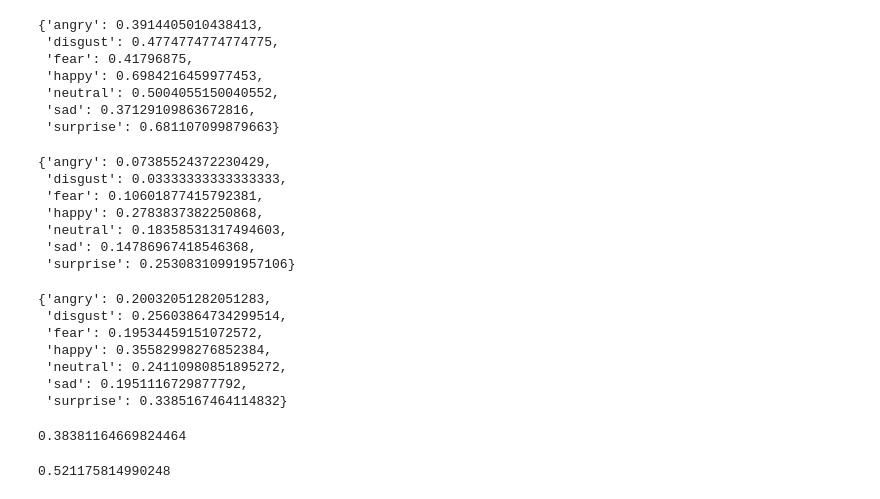
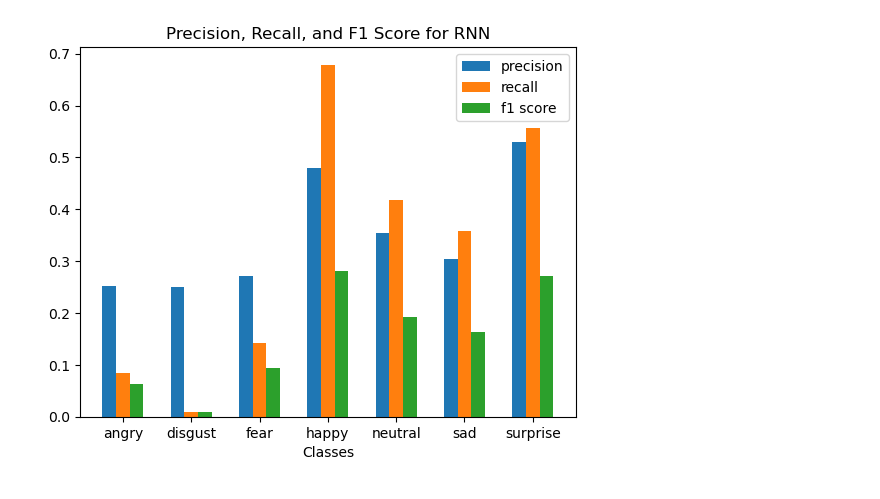
Before and after one commit to CSC522NCSU/FacialNN, a Jupyter notebook: mlp_rnn_stats.ipynb, the cells around one changed output. Saved outputs shown, nothing was run; the diff lists cells and outputs as text; code cells hidden in the pictures.

```diff
--- a/mlp_rnn_stats.ipynb
+++ b/mlp_rnn_stats.ipynb
@@ -61,4 +45,4 @@ def precision(cmatrix, labels):
         stats[labels[lab]] = (c_tp) / (c_tp + fp)
     return stats
 # %%
-precision(rnn_cmatrix, classes)
+rnn_precision = precision(rnn_cmatrix, classes)
@@ -93,4 +61,4 @@ def recall(cmatrix, labels):
         stats[labels[lab]] = (c_tp) / (c_tp + fn)
     return stats
 # %%
-recall(rnn_cmatrix, classes)
+rnn_recall = recall(rnn_cmatrix, classes)
@@ -105,13 +65,5 @@ recall(rnn_cmatrix, classes)
 # %%
-recall(mlp_cmatrix, classes)
+mlp_recall = recall(mlp_cmatrix, classes)
-# %% [output]
-{'angry': 0.3914405010438413,
- 'disgust': 0.4774774774774775,
- 'fear': 0.41796875,
- 'happy': 0.6984216459977453,
- 'neutral': 0.5004055150040552,
- 'sad': 0.37129109863672816,
- 'surprise': 0.681107099879663}
 # %%
 def f1_score(cmatrix, labels):
     f1_stats = {}
@@ -122,25 +74,9 @@ def f1_score(cmatrix, labels):
         f1_stats[label] = (p_stats[label] * r_stats[label]) / (p_stats[label] + r_stats[label])
     return f1_stats
 # %%
-f1_score(rnn_cmatrix, classes)
+rnn_f1 = f1_score(rnn_cmatrix, classes)
-# %% [output]
-{'angry': 0.07385524372230429,
- 'disgust': 0.03333333333333333,
- 'fear': 0.10601877415792381,
- 'happy': 0.2783837382250868,
- 'neutral': 0.18358531317494603,
- 'sad': 0.14786967418546368,
- 'surprise': 0.25308310991957106}
 # %%
-f1_score(mlp_cmatrix, classes)
+mlp_f1 = f1_score(mlp_cmatrix, classes)
-# %% [output]
-{'angry': 0.20032051282051283,
- 'disgust': 0.25603864734299514,
- 'fear': 0.19534459151072572,
- 'happy': 0.35582998276852384,
- 'neutral': 0.24110980851895272,
- 'sad': 0.1951116729877792,
- 'surprise': 0.3385167464114832}
 # %%
 def accuracy(cmatrix, labels):
     correct_predictions = 0
@@ -154,10 +90,21 @@ def accuracy(cmatrix, labels):
             incorrect_predictions += cmatrix[i][j]
     return correct_predictions / (correct_predictions + incorrect_predictions)
 # %%
-accuracy(rnn_cmatrix, classes)
+rnn_acc = accuracy(rnn_cmatrix, classes)
-# %% [output]
-0.38381164669824464
 # %%
-accuracy(mlp_cmatrix, classes)
+mlp_acc = accuracy(mlp_cmatrix, classes)
-# %% [output]
-0.521175814990248
+# %%
+import numpy as np
+width = 0.2
+x = np.arange(len(classes))
+plt.bar(x - width, rnn_precision.values(), width, label='precision')
+plt.bar(x, rnn_recall.values(), width, label='recall')
+plt.bar(x + width, rnn_f1.values(), width, label='f1 score')
+plt.xlabel("Classes")
+plt.xticks(x, classes)
+plt.legend()
+plt.title('Precision, Recall, and F1 Score for RNN')
+plt.savefig('rnn_metrics.png')
+plt.show()
+# %% [output]
+[figure, added]
```
Also changed, not shown: parts of 6 cells of this notebook, 4 other files.
